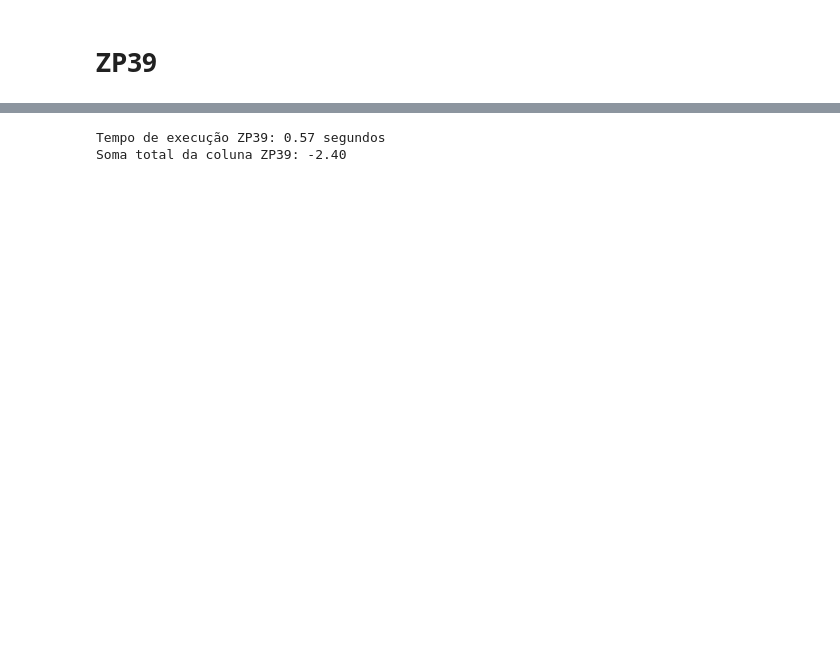
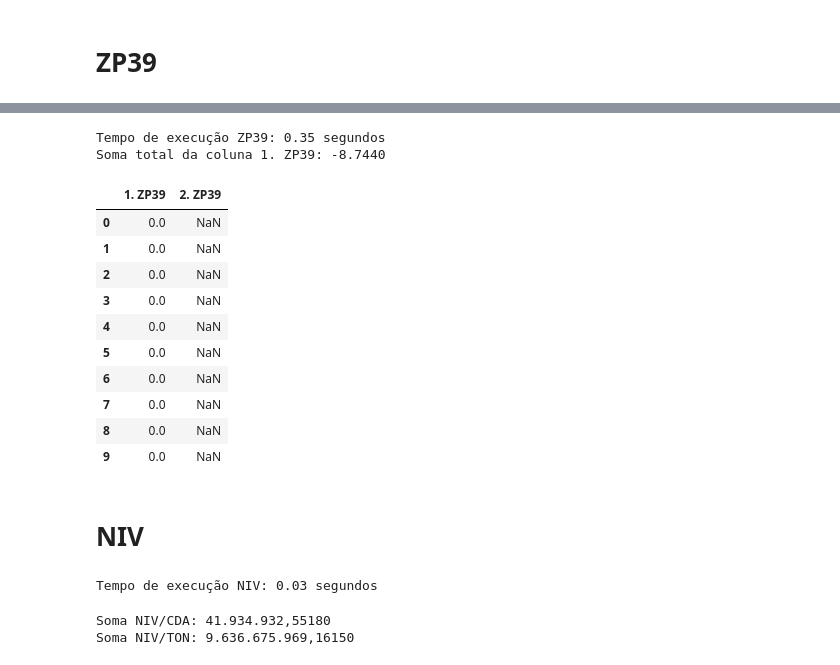
Before and after one commit to mxmluccamars/srm_valoracao, a Jupyter notebook: scripts/main.ipynb, the cells around one changed output, grey strips where cells are left out. Cells and saved outputs as stored; diff of their text form; code cells hidden in the pictures; blank space fills up the shorter version.

```diff
--- a/scripts/main.ipynb
+++ b/scripts/main.ipynb
@@ -931,25 +872,88 @@ df_zp39.head()
 # %%
 inicio_zp39 = time.time()
 
-dic_zp39 = df_zp39.set_index('CHAVE')['Cadastro'].to_dict()
+dic_zp391 = df_zp39.set_index('CHAVE')['Cadastro'].to_dict()
+dic_zp392 = df_zp39.set_index('CHAVE')['P\'ANO_FIM'].to_dict()
 
 # Chaves de Busca
 chave_1 = df_ciclo_n13['Company Code'].astype(str) + '_' + df_ciclo_n13['COD_CLIENTE'].astype(str) + '_' + df_ciclo_n13['Hierarquia'].astype(str).str[:10]
 
 # Seleção da melhor opção
-df_ciclo_n13['ZP39'] = ((chave_1.map(dic_zp39) / 100).round(2)
+df_ciclo_n13['1. ZP39'] = ((chave_1.map(dic_zp391) / 100).round(4)
                         .fillna(0)
                         )
 
+df_ciclo_n13['2. ZP39'] = chave_1.map(dic_zp392)
 
 # Arredondamento
-df_ciclo_n13['ZP39'] = df_ciclo_n13['ZP39'].round(4)
+df_ciclo_n13['1. ZP39'] = df_ciclo_n13['1. ZP39'].round(4)
 
 fim_zp39 = time.time()
 tempo_zp39 = fim_zp39 - inicio_zp39
 print(f'Tempo de execução ZP39: {tempo_zp39:.2f} segundos')
 
-print(f"Soma total da coluna ZP39: {df_ciclo_n13['ZP39'].sum():.4f}")
+print(f"Soma total da coluna 1. ZP39: {df_ciclo_n13['1. ZP39'].sum():.4f}")
+
+df_ciclo_n13[['1. ZP39', '2. ZP39']].head(10)
 # %% [output]
-Tempo de execução ZP39: 0.57 segundos
-Soma total da coluna ZP39: -2.40
+Tempo de execução ZP39: 0.35 segundos
+Soma total da coluna 1. ZP39: -8.7440
+|  | 1. ZP39 | 2. ZP39 |
+| 0 | 0.0 | NaN |
+| 1 | 0.0 | NaN |
+| 2 | 0.0 | NaN |
+| 3 | 0.0 | NaN |
+| 4 | 0.0 | NaN |
+| 5 | 0.0 | NaN |
+| 6 | 0.0 | NaN |
+| 7 | 0.0 | NaN |
+| 8 | 0.0 | NaN |
+| 9 | 0.0 | NaN |
+# %% [markdown]
+# NIV
+# %%
+inicio_niv = time.time()
+
+# NIV/CDA
+
+df_ciclo_n13['NIV/CDA'] = df_ciclo_n13['GSV/CDA'] * (1 + df_ciclo_n13['ZP53']) * (1 + df_ciclo_n13['ZP52']) * (1 + df_ciclo_n13['ZP73']) * (1 + df_ciclo_n13['ZP70']) * (1 + df_ciclo_n13['1. ZP39'])
+
+df_ciclo_n13['NIV/CDA'] = df_ciclo_n13['NIV/CDA'].round(4)
+
+# df_ciclo_n13['ZP55'] = df_ciclo_n13['ZP55'].truncate(4)
+# df_ciclo_n13['ZP54'] = df_ciclo_n13['ZP54'].truncate(4)
+
+# NIV/TON
+
+coluna_BA = df_ciclo_n13['NIV/CDA']
+coluna_AA = df_ciclo_n13['kg/UN']
+coluna_AO = df_ciclo_n13['Unid/CDA']
+
+denominador = coluna_AA * coluna_AO
+
+df_ciclo_n13['NIV/TON'] = np.where(
+    (denominador == 0) | (denominador.isna()),
+    np.nan,
+    (coluna_BA / denominador) * 1000
+)
+
+df_ciclo_n13['NIV/TON'] = df_ciclo_n13['NIV/TON'].round(4)
+
+
+fim_niv = time.time()
+tempo_niv = fim_niv - inicio_niv
+print(f'Tempo de execução NIV: {tempo_niv:.2f} segundos')
+# %% [output]
+Tempo de execução NIV: 0.03 segundos
+# %%
+
+soma_niv_cda = df_ciclo_n13['NIV/CDA'].sum()
+soma_niv_ton = df_ciclo_n13['NIV/TON'].sum()
+soma_niv_cda = df_ciclo_n13['NIV/CDA'].sum()
+soma_niv_ton = df_ciclo_n13['NIV/TON'].sum()
+
+print(f"Soma NIV/CDA: {soma_niv_cda:,.5f}".replace(',', '_').replace('.', ',').replace('_', '.'))
+print(f"Soma NIV/TON: {soma_niv_ton:,.5f}".replace(',', '_').replace('.', ',').replace('_', '.'))
+# %% [output]
+Soma NIV/CDA: 41.934.932,55180
+Soma NIV/TON: 9.636.675.969,16150
```
Also changed, not shown: parts of 17 cells of this notebook.
